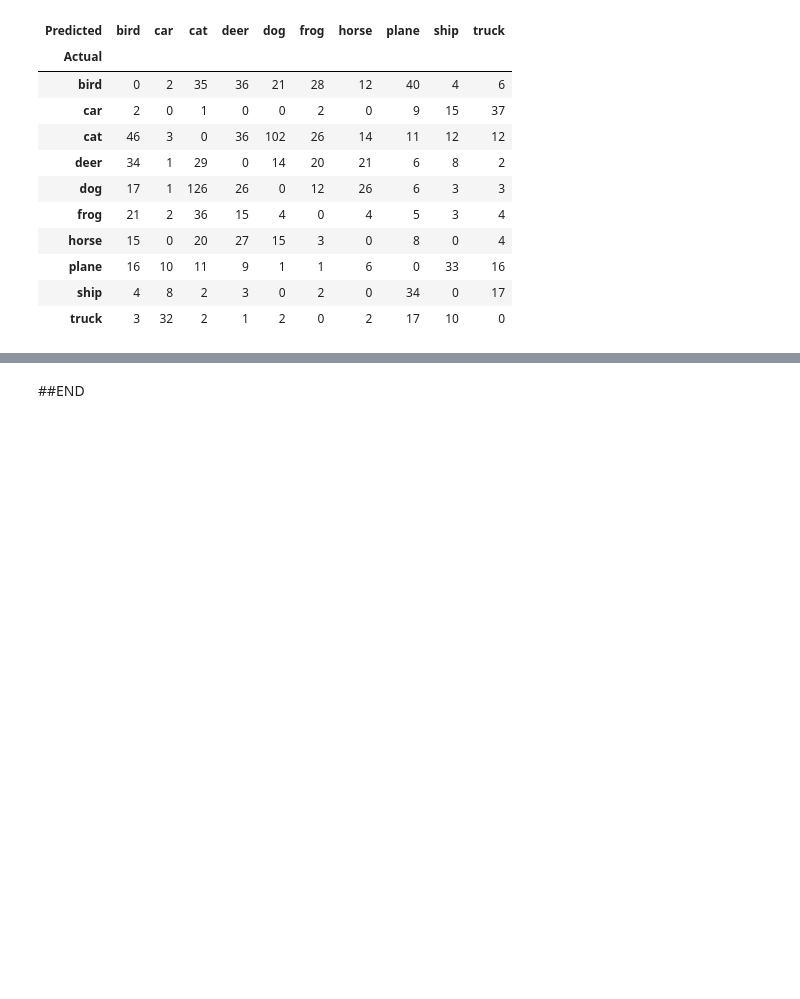
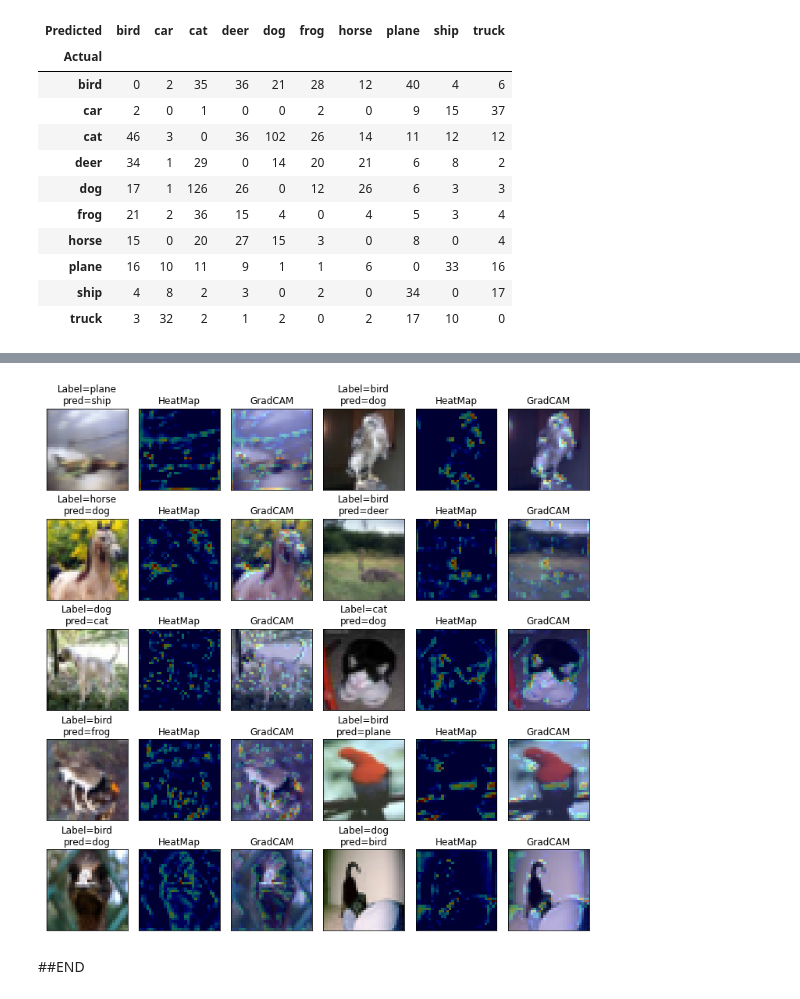
Before and after one commit to navrat/EVA_phase1_2022_23, a Jupyter notebook: S7_CIFAR_RESNET_GRADCAM/S7_RESNET_CIFAR_GRADCAM.ipynb, the cells around one changed output, grey strips where cells are left out. Saved outputs shown, nothing was run; the diff lists cells and outputs as text; code cells hidden in the pictures; blank space fills up the shorter version.

```diff
--- a/S7_CIFAR_RESNET_GRADCAM/S7_RESNET_CIFAR_GRADCAM.ipynb
+++ b/S7_CIFAR_RESNET_GRADCAM/S7_RESNET_CIFAR_GRADCAM.ipynb
@@ -292,0 +402,4 @@ AttributeError: ignored
+# %%
+# for layer4
+plotGradCAM(net.module, testloader, target_classes, device, 'layer1')
+# %% [output]
@@ -293,2 +410,3 @@ AttributeError: ignored
+[figure, added]
 # %% [markdown]
 ##END
```
Also changed, not shown: parts of 12 cells of this notebook.
